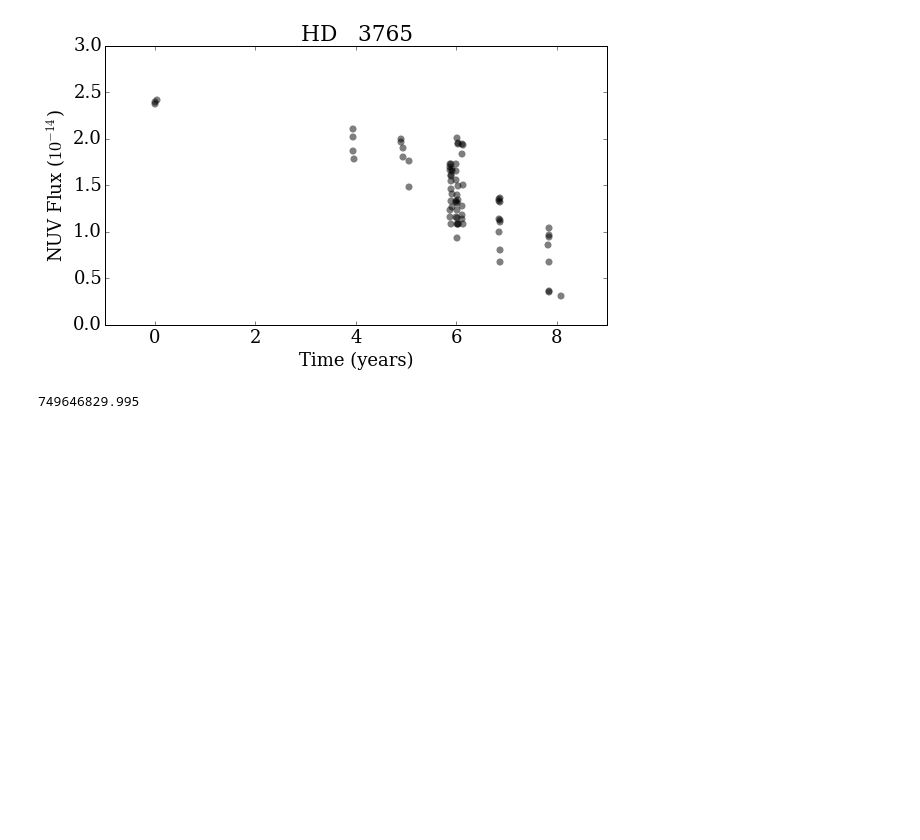
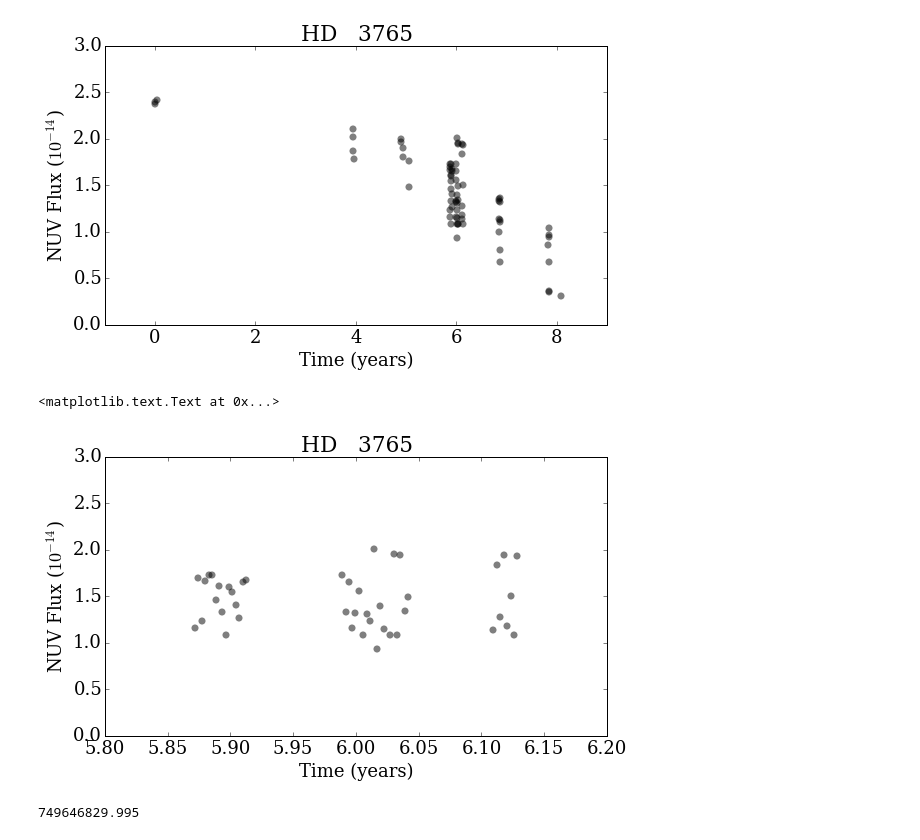
Before and after one commit to ZacheryLaycock/GALEX_MtWilson, a Jupyter notebook: tmp.ipynb, the cells around one changed output. Drawn from its saved outputs; the diff is of its cells as text; code cells hidden in the pictures; blank space fills up the shorter version.

```diff
--- a/tmp.ipynb
+++ b/tmp.ipynb
@@ -129,6 +129,20 @@ plt.title(target)
 plt.savefig(target+'.png', dpi=150, bbox_inches='tight', pad_inches=0.25)
 # %% [output]
 [figure]
+# %%
+#let's explore just around year 6, big scatter
+plt.figure(figsize=(9,5))
+plt.scatter((exp_data['NUV']['t0'] - exp_data['NUV']['t0'][0]) / (60.*60.*24.*365.), flux/1e-14,
+           s=50, alpha=0.5, lw=0, color='k')
+plt.xlabel('Time (years)')
+plt.ylabel('NUV Flux ($10^{-14}$)')
+plt.xlim(5.8,6.2)
+plt.title(target)
+
+# plt.savefig(target+'.png', dpi=150, bbox_inches='tight', pad_inches=0.25)
+# %% [output]
+<matplotlib.text.Text at 0x...>
+[figure, added]
 # %%
 exp_data['NUV']['t0'][0]
 # %% [output]
```
